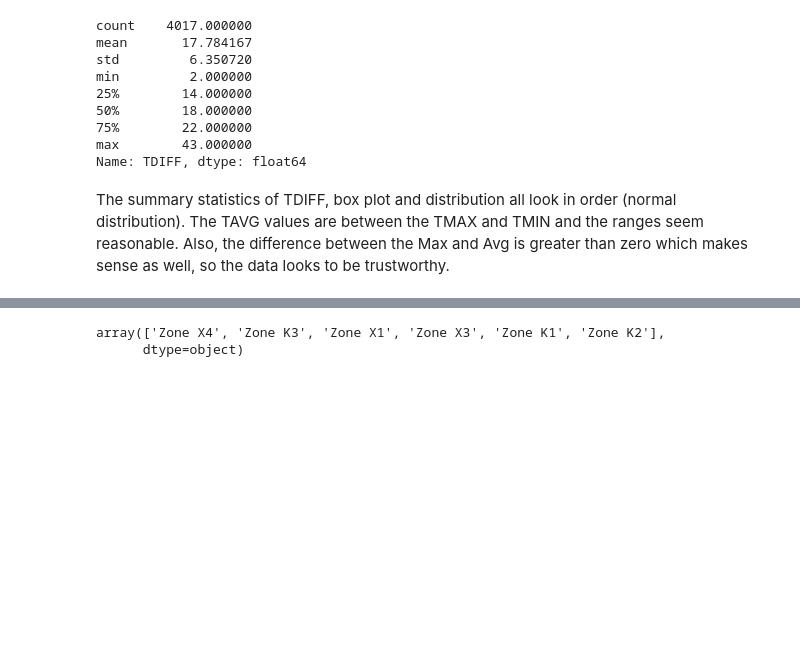
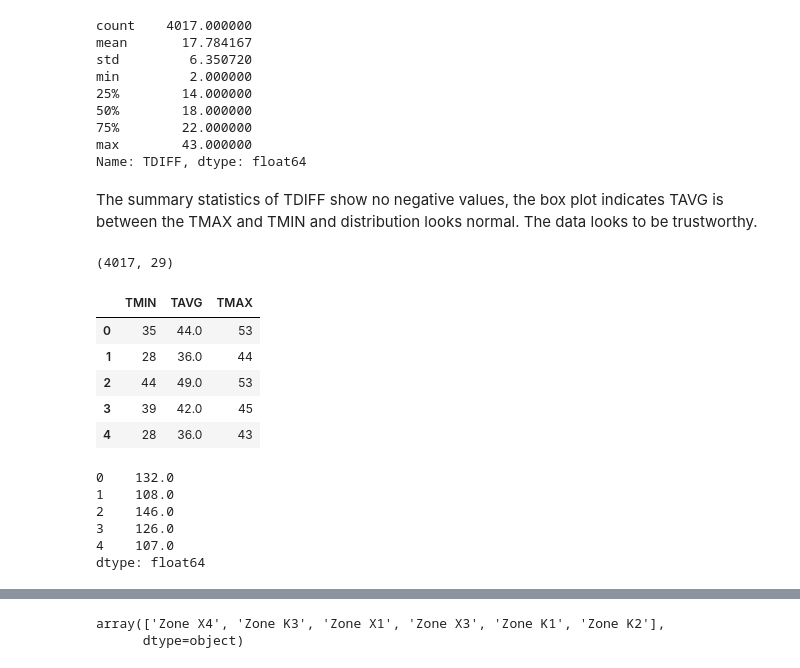
Before and after one commit to kipmadden/Stanford-Open-Policing-Project, a Jupyter notebook: Stanford Open Policing Project - Rhode Island Analysis.ipynb, the cells around one changed output, grey strips where cells are left out. Saved outputs shown, nothing was run; the diff lists cells and outputs as text; code cells hidden in the pictures; blank space fills up the shorter version.

```diff
--- a/Stanford Open Policing Project - Rhode Island Analysis.ipynb
+++ b/Stanford Open Policing Project - Rhode Island Analysis.ipynb
@@ -738,4 +739,29 @@ min         2.000000
 max        43.000000
 Name: TDIFF, dtype: float64
 # %% [markdown]
-The summary statistics of TDIFF, box plot and distribution all look in order (normal distribution). The TAVG values are between the TMAX and TMIN and the ranges seem reasonable. Also, the difference between the Max and Avg is greater than zero which makes sense as well, so the data looks to be trustworthy.
+The summary statistics of TDIFF show no negative values, the box plot indicates TAVG is between the TMAX and TMIN and distribution looks normal. The data looks to be trustworthy.
+# %%
+weather.shape
+# %% [output]
+(4017, 29)
+# %%
+## Subset the weather data to just consider the temperature columns
+temp = weather.loc[:,tempcols]
+# %%
+temp.head()
+# %% [output]
+|  | TMIN | TAVG | TMAX |
+| 0 | 35 | 44.0 | 53 |
+| 1 | 28 | 36.0 | 44 |
+| 2 | 44 | 49.0 | 53 |
+| 3 | 39 | 42.0 | 45 |
+| 4 | 28 | 36.0 | 43 |
+# %%
+temp.sum(axis=1).head()
+# %% [output]
+0    132.0
+1    108.0
+2    146.0
+3    126.0
+4    107.0
+dtype: float64
```
Also changed, not shown: parts of 18 cells of this notebook.
